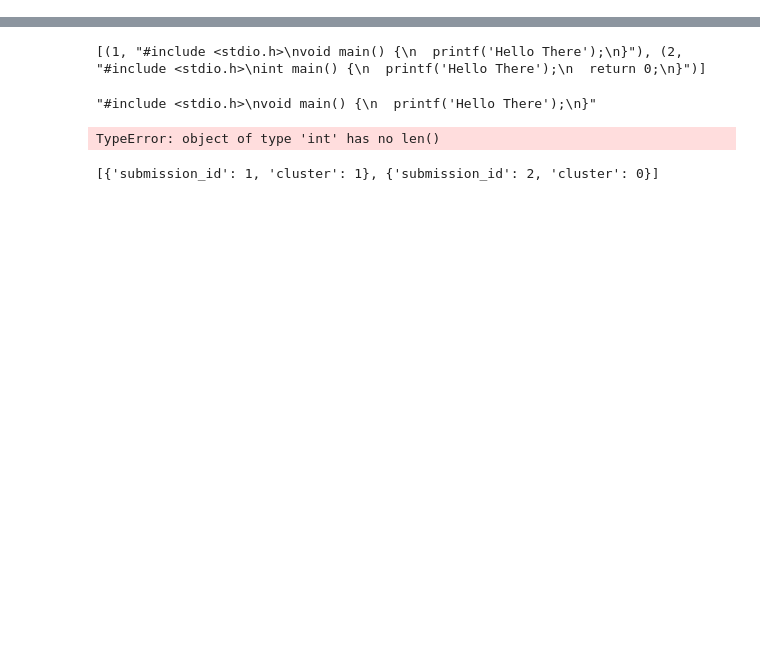
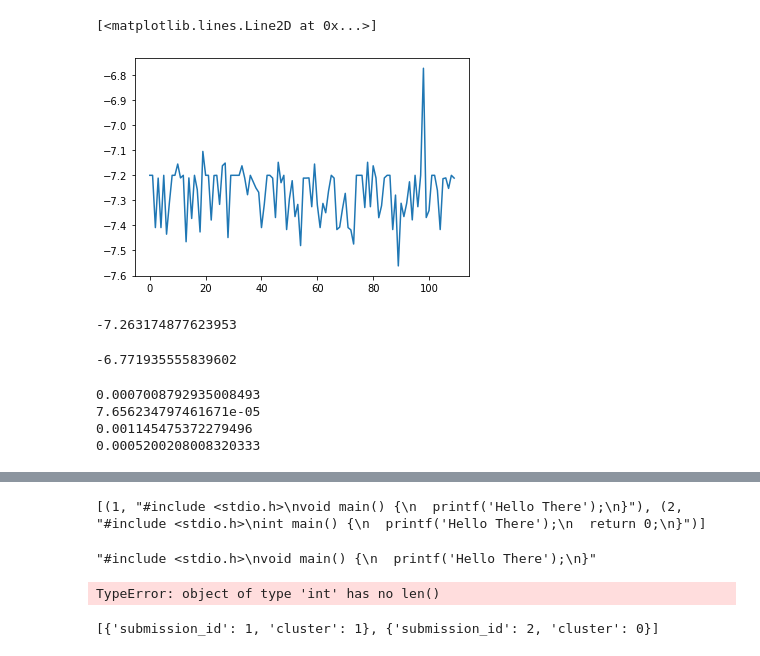
Before and after one commit to Aalto-LeTech/CodeClustersModeling, a Jupyter notebook: notebooks/clustering.ipynb, the cells around one changed output, grey strips where cells are left out. Cells and saved outputs as stored; diff of their text form; code cells hidden in the pictures; blank space fills up the shorter version.

```diff
--- a/notebooks/clustering.ipynb
+++ b/notebooks/clustering.ipynb
@@ -9,0 +271,23 @@ import os
+# %%
+plt.plot(tfdict[25])
+# %% [output]
+[<matplotlib.lines.Line2D at 0x...>]
+[figure, added]
+# %%
+np.log(0.0007008792935008493)
+# %% [output]
+-7.263174877623953
+# %%
+np.log(0.001145475372279496)
+# %% [output]
+-6.771935555839602
+# %%
+print(np.mean(tfdict[25]))
+print(np.std(tfdict[25]))
+print(np.max(tfdict[25]))
+print(np.min(tfdict[25]))
+# %% [output]
+0.0007008792935008493
+7.656234797461671e-05
+0.001145475372279496
+0.0005200208008320333
```
Also changed, not shown: parts of 35 cells of this notebook, 35 other files.
